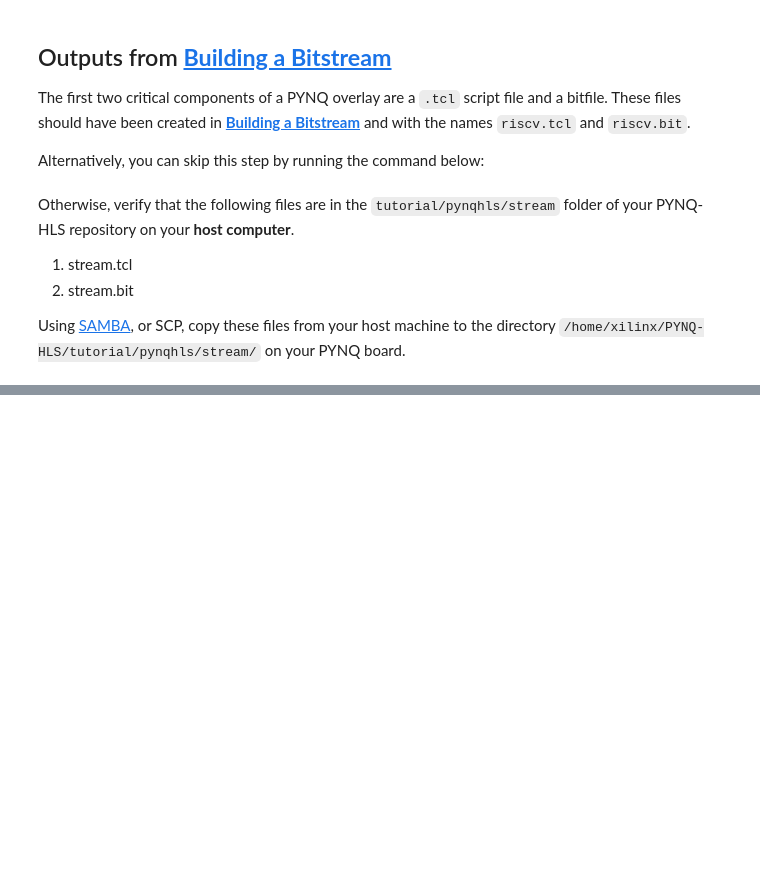
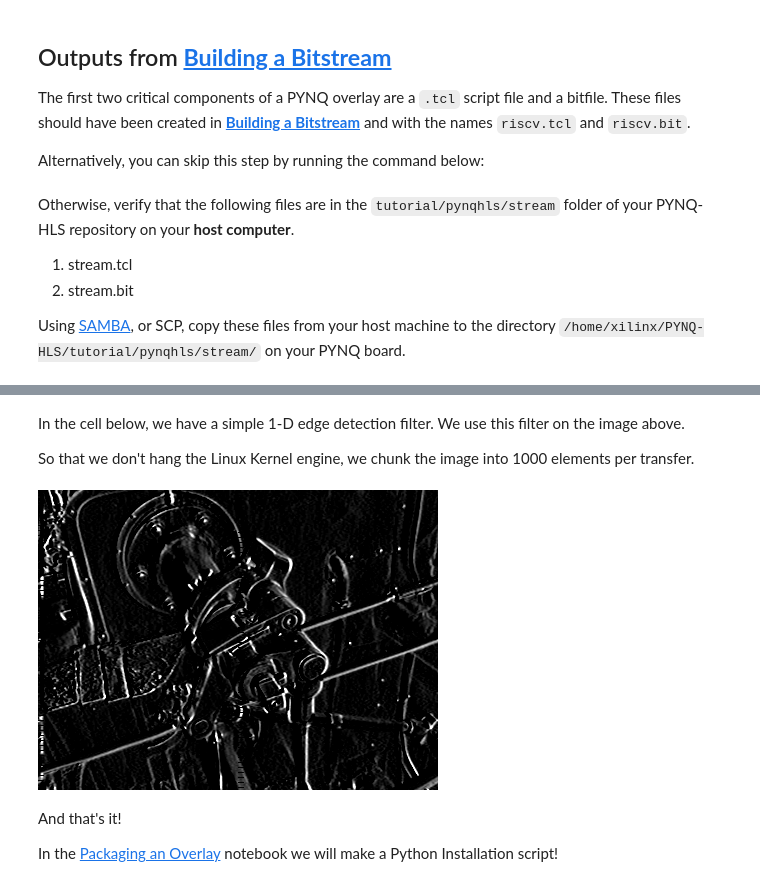
Before and after one commit to drichmond/PYNQ-HLS, a Jupyter notebook: tutorial/notebooks/4-Using-an-HLS-core-in-PYNQ.ipynb, the cells around one changed output, grey strips where cells are left out. Saved outputs shown, nothing was run; the diff lists cells and outputs as text; code cells hidden in the pictures; blank space fills up the shorter version.

Commit message:
Finished 4th notebook

```diff
--- a/tutorial/notebooks/4-Using-an-HLS-core-in-PYNQ.ipynb
+++ b/tutorial/notebooks/4-Using-an-HLS-core-in-PYNQ.ipynb
@@ -185,0 +292,20 @@ class ContiguousArray(numpy.ndarray)
+# %% [markdown]
+In the cell below, we have a simple 1-D edge detection filter. We use this filter on the image above.
+
+So that we don't hang the Linux Kernel engine, we chunk the image into 1000 elements per transfer.
+# %%
+coeffs = [0, 0, -1, -2, 0, 2, 1, 0, 0]
+sig = list(bw.getdata())
+output = []
+for i in range(0, len(sig), 1000):
+    output += overlay.run(coeffs, sig[i : i + 1000])
+
+out = Image.new(bw.mode, bw.size)
+out.putdata(output)
+out
+# %% [output]
+[figure, added]
+# %% [markdown]
+And that's it!
+
+In the [Packaging an Overlay](5-Packaging-an-Overlay.ipynb) notebook we will make a Python Installation script!
```
Also changed, not shown: parts of 21 cells of this notebook, 3 other files.
